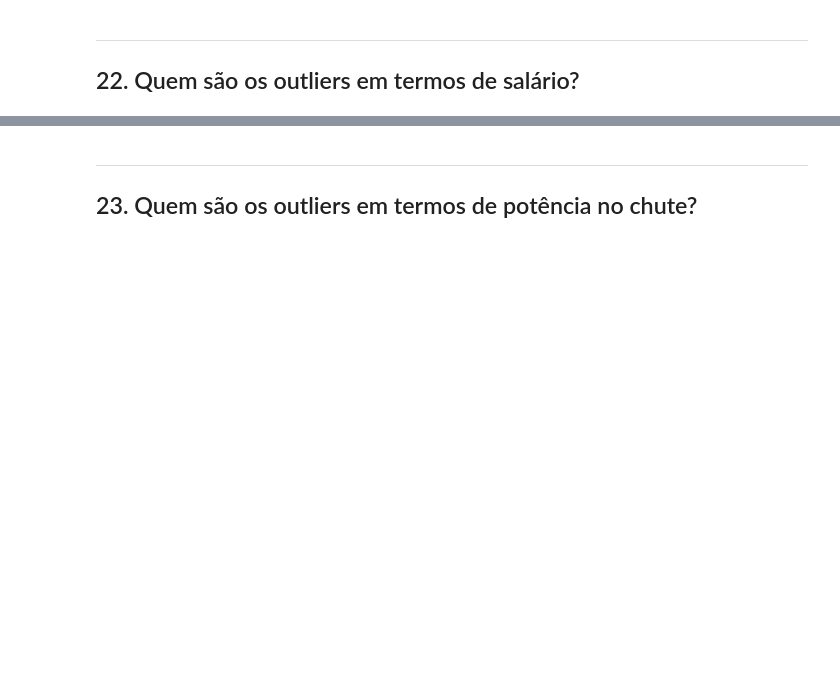
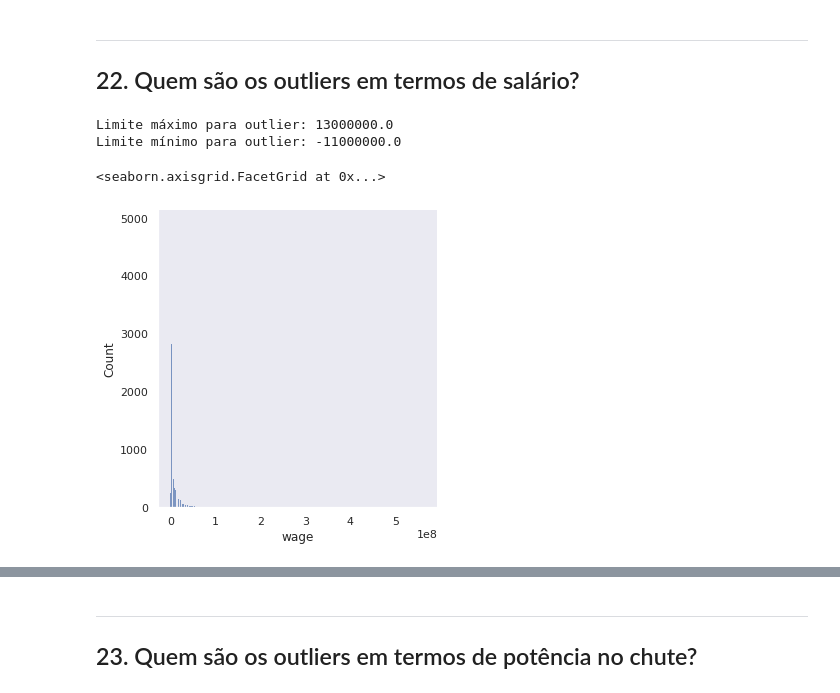
Before and after one commit to Sedinei/DSWP, a Jupyter notebook: NB_trabalhado/FIFA_NB10.ipynb, the cells around one changed output, grey strips where cells are left out. Drawn from its saved outputs; the diff is of its cells as text; code cells hidden in the pictures; blank space fills up the shorter version.

```diff
--- a/NB_trabalhado/FIFA_NB10.ipynb
+++ b/NB_trabalhado/FIFA_NB10.ipynb
@@ -930,3 +973,19 @@ ___
 # %% [markdown]
 ___
 ## 22. Quem são os outliers em termos de salário?
+# %%
+# Calcula os valores de salário que são considerados limites para fins de definição de outliers
+q1, q3 = np.percentile(df_fifa['wage'], [25, 75])
+out_min = q1 - 1.5 * (q3 - q1)
+out_max = q1 + 1.5 * (q3 - q1)
+print(f'Limite máximo para outlier: {out_max}')
+print(f'Limite mínimo para outlier: {out_min}')
+# %% [output]
+Limite máximo para outlier: 13000000.0
+Limite mínimo para outlier: -11000000.0
+# %%
+# Verificando a distribuição dos salários, já que é estranho que o limite inferior para salário seja negativo
+sns.displot(data=df_fifa, x='wage')
+# %% [output]
+<seaborn.axisgrid.FacetGrid at 0x...>
+[figure, added]
```
Also changed, not shown: parts of 13 cells of this notebook.
